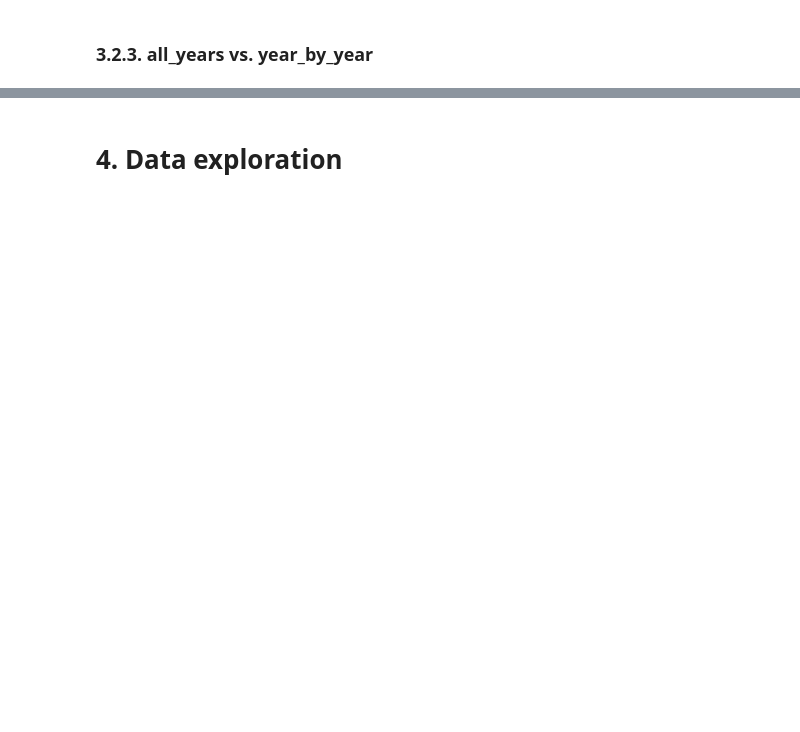
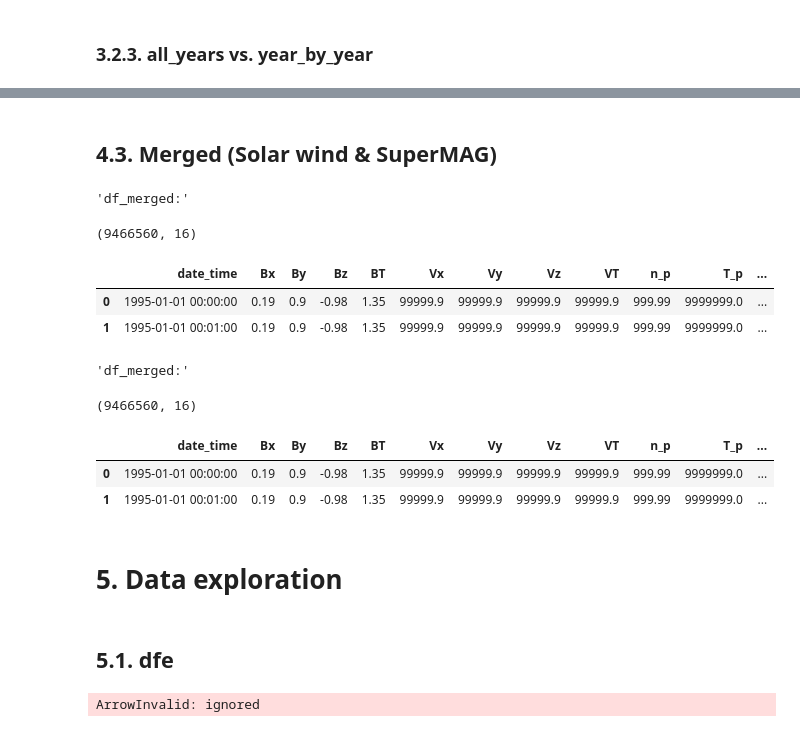
Before and after one commit to Alireza-Motazedian/GIC__Geomagnetic_Induced_Current, a Jupyter notebook: 2. Code/GIC Data Exploration.ipynb, the cells around one changed output, grey strips where cells are left out. Cells and saved outputs as stored; diff of their text form; code cells hidden in the pictures; blank space fills up the shorter version.

```diff
--- a/2. Code/GIC Data Exploration.ipynb
+++ b/2. Code/GIC Data Exploration.ipynb
@@ -624,0 +656,12 @@ display("df_SuperMAG_Year_by_year_1995:", df_SuperMAG_Year_by_year_1995.shape, d
+# %%
+filename1 = "SuperMAG_1978-2021.parq.gzip"
+
+df_SuperMAG = (
+    pd.read_parquet(os.path.join(path1, filename1))
+    .filter(items=["date_time", "dbz_nez", "dbe_nez", "dbn_nez"])
+    .rename(columns={
+        "dbe_nez":"dBe",
+        "dbn_nez":"dBn",
+        "dbz_nez":"dBz",
+    })
+) ; display("df_SuperMAG:", df_SuperMAG.shape, df_SuperMAG.head(2)) ; print()
@@ -625,2 +674,39 @@ display("df_SuperMAG_Year_by_year_1995:", df_SuperMAG_Year_by_year_1995.shape, d
+# %% [markdown]
+## 4.3. Merged (Solar wind & SuperMAG)
+# %%
+cond_year = f"(date_time.dt.year >= {1995}) & (date_time.dt.year <= {2011}) | (date_time.dt.year == {2015})"
+df_merged = (
+    df_solar_wind
+    .merge(df_SuperMAG, on="date_time", how="inner")
+    .query(cond_year)
+) ; display("df_merged:", df_merged.shape, df_merged.head(2)) ; print()
+
+# To save the df_solar_wind dataset
+years = np.sort(df_merged.date_time.dt.year.unique())
+filename_merged = f"merged_{years[0]}-2011_{years[-1]}.parq.gzip"
+df_merged.to_parquet(filename_merged, index=False, compression="gzip")
+df_merged = pd.read_parquet(filename_merged) ; display("df_merged:", df_merged.shape, df_merged.head(2)) ; print()
+# %% [output]
+'df_merged:'
+(9466560, 16)
+|  | date_time | Bx | By | Bz | BT | Vx | Vy | Vz | VT | n_p | T_p | ... |
+| 0 | 1995-01-01 00:00:00 | 0.19 | 0.9 | -0.98 | 1.35 | 99999.9 | 99999.9 | 99999.9 | 99999.9 | 999.99 | 9999999.0 | ... |
+| 1 | 1995-01-01 00:01:00 | 0.19 | 0.9 | -0.98 | 1.35 | 99999.9 | 99999.9 | 99999.9 | 99999.9 | 999.99 | 9999999.0 | ... |
+'df_merged:'
+(9466560, 16)
+|  | date_time | Bx | By | Bz | BT | Vx | Vy | Vz | VT | n_p | T_p | ... |
+| 0 | 1995-01-01 00:00:00 | 0.19 | 0.9 | -0.98 | 1.35 | 99999.9 | 99999.9 | 99999.9 | 99999.9 | 999.99 | 9999999.0 | ... |
+| 1 | 1995-01-01 00:01:00 | 0.19 | 0.9 | -0.98 | 1.35 | 99999.9 | 99999.9 | 99999.9 | 99999.9 | 999.99 | 9999999.0 | ... |
 # %% [markdown]
-# 4.&nbsp;Data exploration
+# 5.&nbsp;Data exploration
+# %% [markdown]
+## 5.1. dfe
+# %%
+filename1 = "merged_1995-2011_2015.parq.gzip"
+
+dfe = (
+    pd.read_parquet(os.path.join(path1, filename1))
+    .drop(columns=["dBn"])
+) ; display("dfe:", dfe.shape, dfe.head(2)) ; print()
+# %% [output]
+ArrowInvalid: ignored
```
Also changed, not shown: parts of 18 cells of this notebook, 4 other files.
